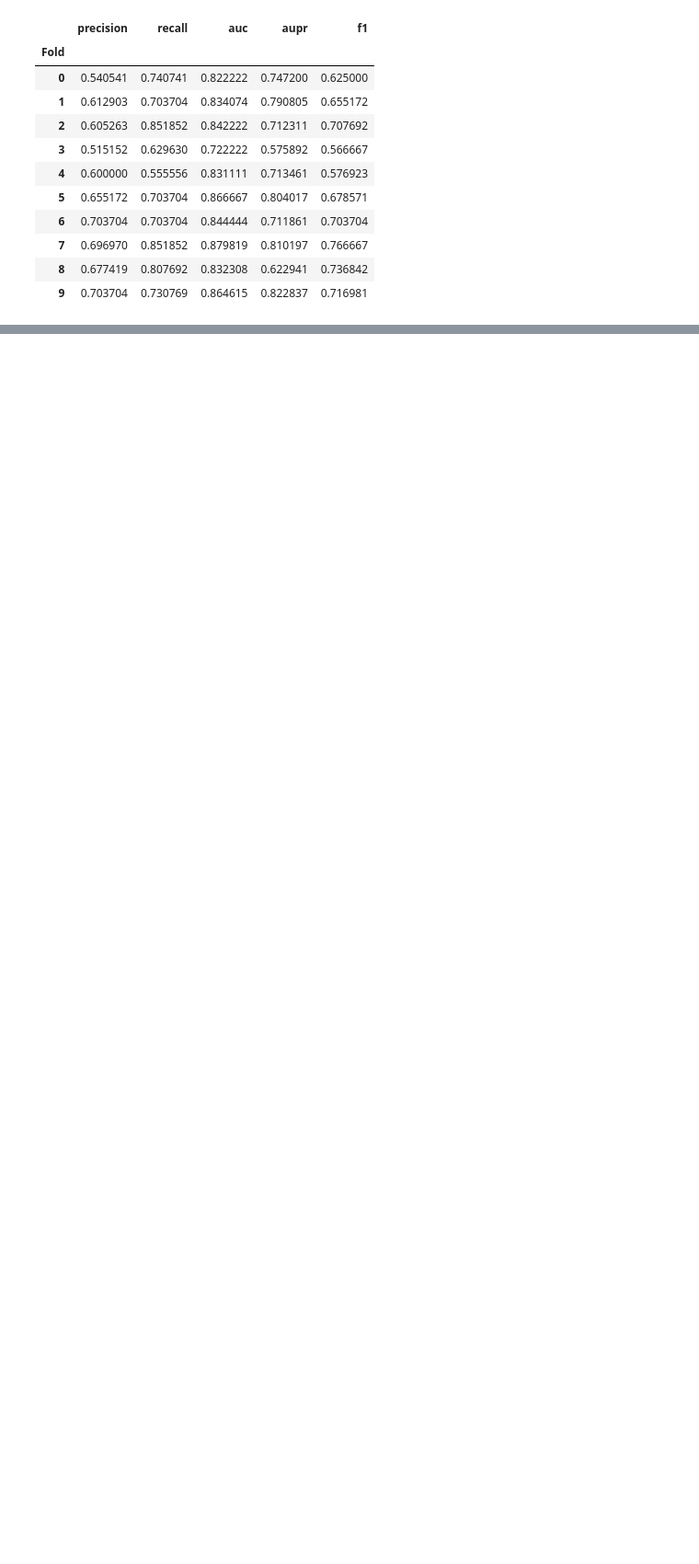
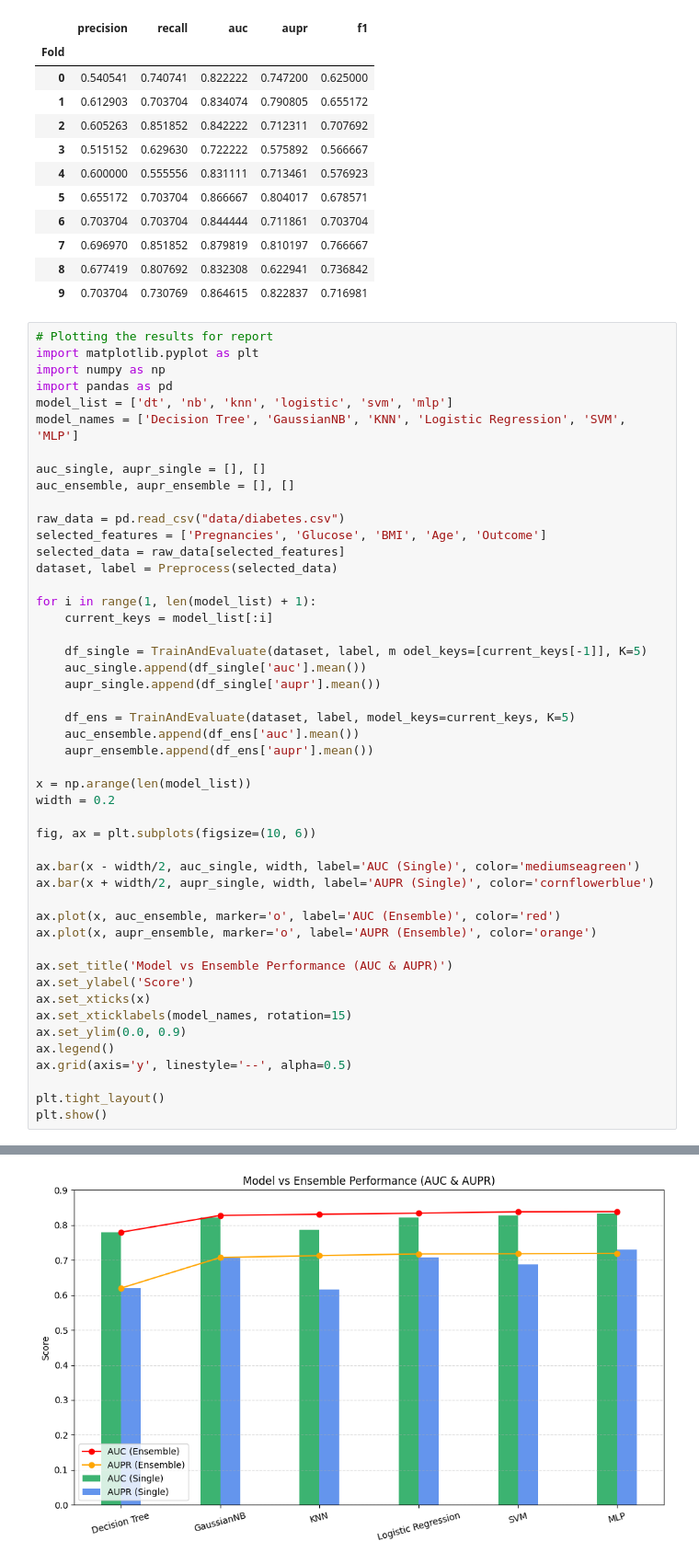
Before and after one commit to yiwenkang0128/Nutritional_Bot, a Jupyter notebook: core/demo.ipynb, the cells around one changed output, grey strips where cells are left out. Shown at 92% size. Saved outputs shown, nothing was run; the diff lists cells and outputs as text; blank space fills up the shorter version.

Commit message:
add figure for report and A Short write

```diff
--- a/core/demo.ipynb
+++ b/core/demo.ipynb
@@ -171,3 +171,52 @@ Mean f1: 0.6734
 | 7 | 0.696970 | 0.851852 | 0.879819 | 0.810197 | 0.766667 |
 | 8 | 0.677419 | 0.807692 | 0.832308 | 0.622941 | 0.736842 |
 | 9 | 0.703704 | 0.730769 | 0.864615 | 0.822837 | 0.716981 |
+# %%
+# Plotting the results for report
+import matplotlib.pyplot as plt
+import numpy as np
+import pandas as pd
+model_list = ['dt', 'nb', 'knn', 'logistic', 'svm', 'mlp']
+model_names = ['Decision Tree', 'GaussianNB', 'KNN', 'Logistic Regression', 'SVM', 'MLP']
+
+auc_single, aupr_single = [], []
+auc_ensemble, aupr_ensemble = [], []
+
+raw_data = pd.read_csv("data/diabetes.csv")
+selected_features = ['Pregnancies', 'Glucose', 'BMI', 'Age', 'Outcome']
+selected_data = raw_data[selected_features]
+dataset, label = Preprocess(selected_data)
+
+for i in range(1, len(model_list) + 1):
+    current_keys = model_list[:i]
+
+    df_single = TrainAndEvaluate(dataset, label, m odel_keys=[current_keys[-1]], K=5)
+    auc_single.append(df_single['auc'].mean())
+    aupr_single.append(df_single['aupr'].mean())
+
+    df_ens = TrainAndEvaluate(dataset, label, model_keys=current_keys, K=5)
+    auc_ensemble.append(df_ens['auc'].mean())
+    aupr_ensemble.append(df_ens['aupr'].mean())
+
+x = np.arange(len(model_list))
+width = 0.2
+
+fig, ax = plt.subplots(figsize=(10, 6))
+
+ax.bar(x - width/2, auc_single, width, label='AUC (Single)', color='mediumseagreen')
+ax.bar(x + width/2, aupr_single, width, label='AUPR (Single)', color='cornflowerblue')
+
+ax.plot(x, auc_ensemble, marker='o', label='AUC (Ensemble)', color='red')
+ax.plot(x, aupr_ensemble, marker='o', label='AUPR (Ensemble)', color='orange')
+
+ax.set_title('Model vs Ensemble Performance (AUC & AUPR)')
+ax.set_ylabel('Score')
+ax.set_xticks(x)
+ax.set_xticklabels(model_names, rotation=15)
+ax.set_ylim(0.0, 0.9)
+ax.legend()
+ax.grid(axis='y', linestyle='--', alpha=0.5)
+
+plt.tight_layout()
+plt.show()
+# %% [output]
@@ -173,0 +240 @@ Mean f1: 0.6734
+[figure, added]
```
Also changed, not shown: parts of 1 cell of this notebook, 1 other file.
